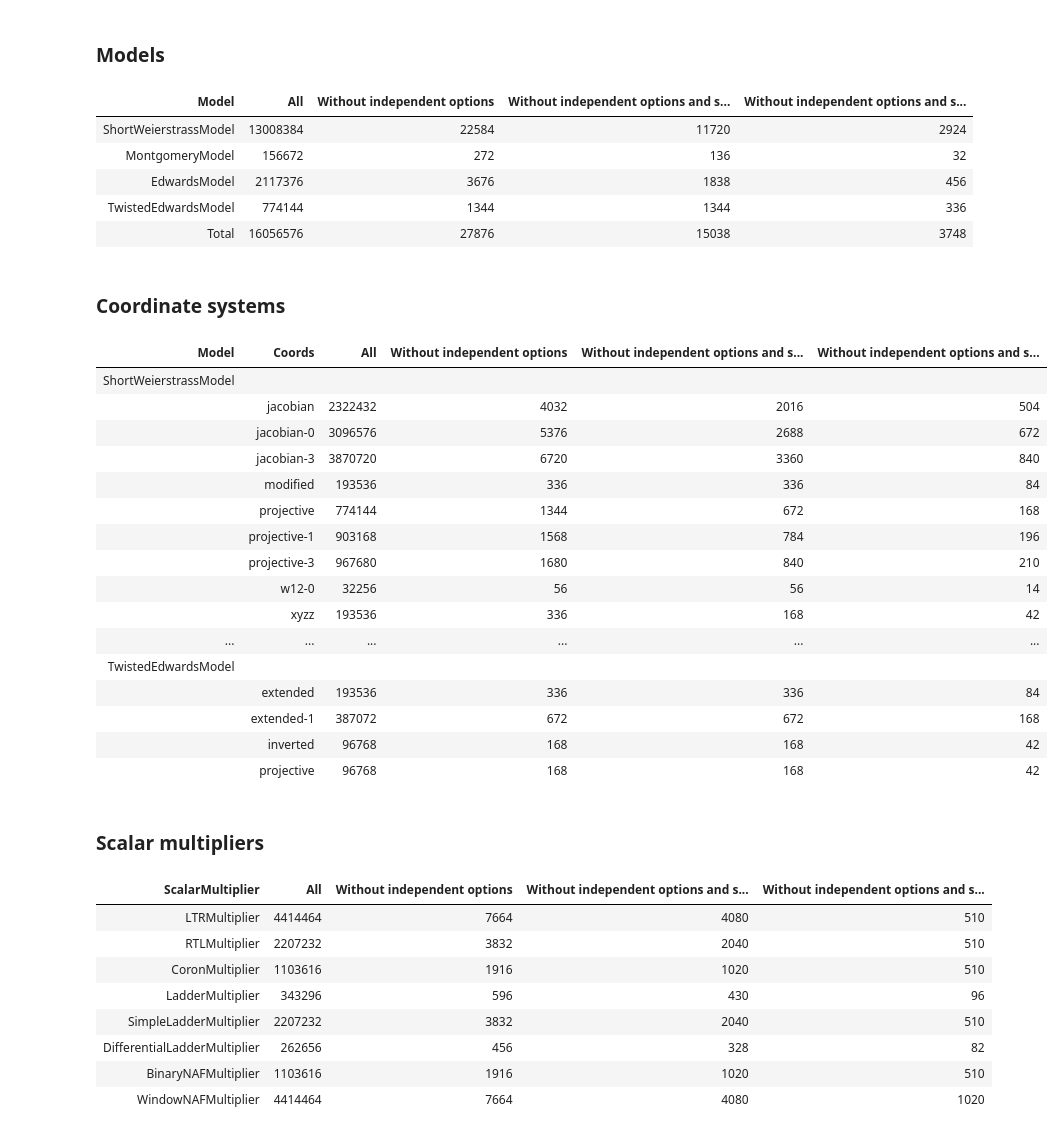
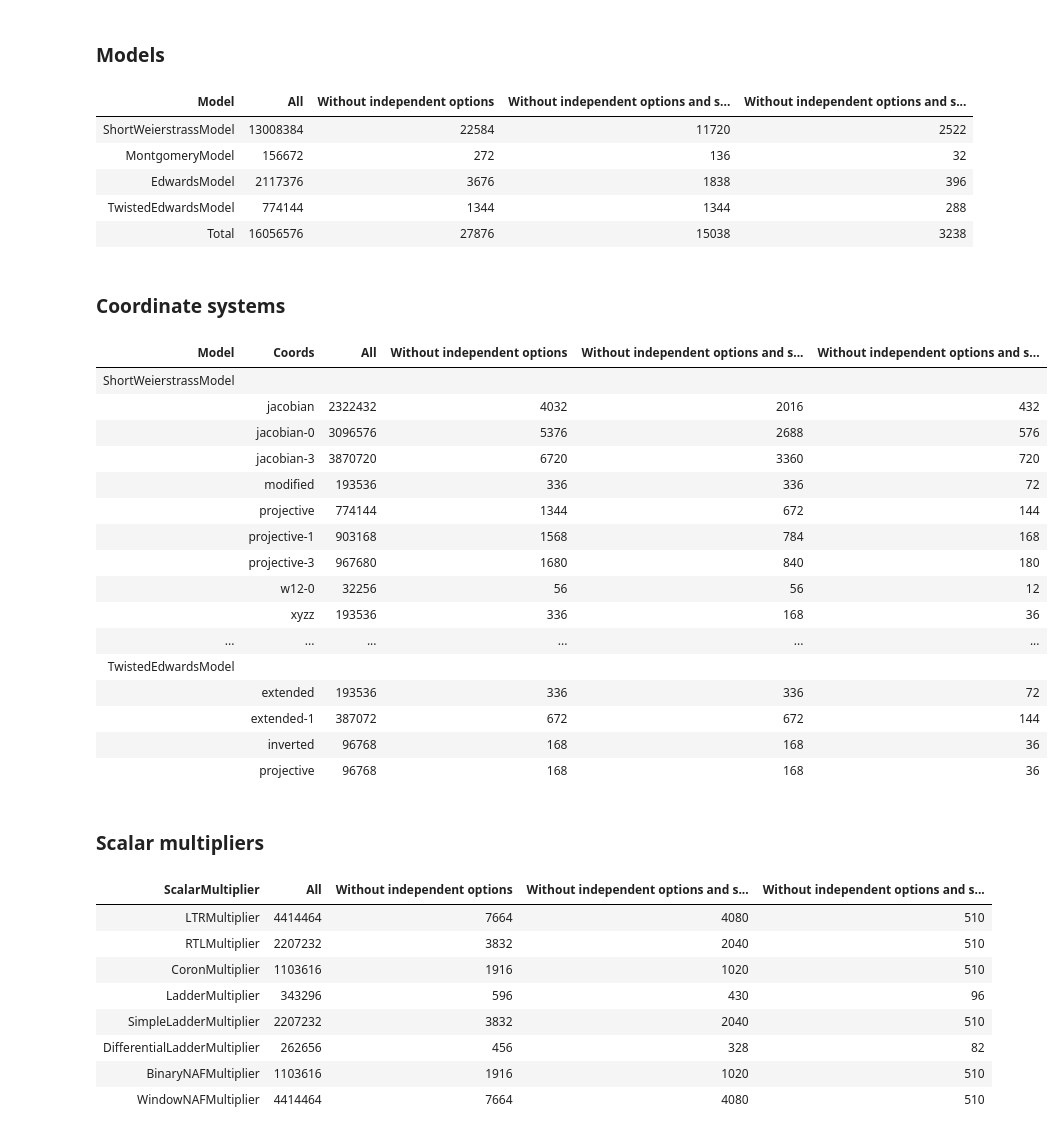
Before and after one commit to J08nY/pyecsca-notebook, a Jupyter notebook: configuration_space.ipynb, the cells around one changed output. Saved outputs shown, nothing was run; the diff lists cells and outputs as text; code cells hidden in the pictures.

```diff
--- a/configuration_space.ipynb
+++ b/configuration_space.ipynb
@@ -102,7 +102,7 @@ for model in (ShortWeierstrassModel(), MontgomeryModel(), EdwardsModel(), Twiste
 	name = model.__class__.__name__
 	count = sum(1 for _ in all_configurations(model=model, **independent_opts))
 	count_no_scl = sum(1 for _ in all_configurations(model=model, **independent_opts, scalarmult={"scl": None}))
-	count_no_opts = sum(1 for _ in all_configurations(model=model, **independent_opts, scalarmult={"scl": None, "always": True, "short_circuit": True, "complete": False, "precompute_negation": True}))
+	count_no_opts = sum(1 for _ in all_configurations(model=model, **independent_opts, scalarmult={"scl": None, "always": True, "short_circuit": True, "complete": False, "precompute_negation": True, "width": 3}))
 	model_counts.append([name, count * (6*2*4*4*3), count, count_no_scl, count_no_opts])
 	totals[1] += count * (6*2*4*4*3)
 	totals[2] += count
@@ -112,43 +112,43 @@ model_counts.append(totals)
 display(HTML(tabulate.tabulate(model_counts, tablefmt="html", headers="firstrow")))
 # %% [output]
 | Model | All | Without independent options | Without independent options and s... | Without independent options and s... |
-| ShortWeierstrassModel | 13008384 | 22584 | 11720 | 2924 |
+| ShortWeierstrassModel | 13008384 | 22584 | 11720 | 2522 |
 | MontgomeryModel | 156672 | 272 | 136 | 32 |
-| EdwardsModel | 2117376 | 3676 | 1838 | 456 |
-| TwistedEdwardsModel | 774144 | 1344 | 1344 | 336 |
-| Total | 16056576 | 27876 | 15038 | 3748 |
+| EdwardsModel | 2117376 | 3676 | 1838 | 396 |
+| TwistedEdwardsModel | 774144 | 1344 | 1344 | 288 |
+| Total | 16056576 | 27876 | 15038 | 3238 |
 # %% [markdown]
 ### Coordinate systems
 # %%
 coords_counts = [["Model", "Coords", "All", "Without independent options", "Without independent options and scaling", "Without independent options and scalarmult options"]]
 for model in (ShortWeierstrassModel(), MontgomeryModel(), EdwardsModel(), TwistedEdwardsModel()):
 	model_name = model.__class__.__name__
 	coords_counts.append([model_name, "", "", "", "", ""])
 	for coords in sorted(model.coordinates.values(), key=lambda c: c.name):
 		coords_name = coords.name
 		count = sum(1 for _ in all_configurations(model=model, coords=coords, **independent_opts))
 		count_no_scl = sum(1 for _ in all_configurations(model=model, coords=coords, **independent_opts, scalarmult={"scl": None}))
-		count_no_opts = sum(1 for _ in all_configurations(model=model, coords=coords, **independent_opts, scalarmult={"scl": None, "always": True, "short_circuit": True, "complete": False, "precompute_negation": True}))
+		count_no_opts = sum(1 for _ in all_configurations(model=model, coords=coords, **independent_opts, scalarmult={"scl": None, "always": True, "short_circuit": True, "complete": False, "precompute_negation": True, "width": 3}))
 		coords_counts.append(["", coords_name, count * (6*2*4*4*3), count, count_no_scl, count_no_opts])
 display(HTML(tabulate.tabulate(coords_counts, tablefmt="html", headers="firstrow")))
 # %% [output]
 | Model | Coords | All | Without independent options | Without independent options and s... | Without independent options and s... |
 | ShortWeierstrassModel |  |  |  |  |  |
-|  | jacobian | 2322432 | 4032 | 2016 | 504 |
-|  | jacobian-0 | 3096576 | 5376 | 2688 | 672 |
-|  | jacobian-3 | 3870720 | 6720 | 3360 | 840 |
-|  | modified | 193536 | 336 | 336 | 84 |
-|  | projective | 774144 | 1344 | 672 | 168 |
-|  | projective-1 | 903168 | 1568 | 784 | 196 |
-|  | projective-3 | 967680 | 1680 | 840 | 210 |
-|  | w12-0 | 32256 | 56 | 56 | 14 |
-|  | xyzz | 193536 | 336 | 168 | 42 |
+|  | jacobian | 2322432 | 4032 | 2016 | 432 |
+|  | jacobian-0 | 3096576 | 5376 | 2688 | 576 |
+|  | jacobian-3 | 3870720 | 6720 | 3360 | 720 |
+|  | modified | 193536 | 336 | 336 | 72 |
+|  | projective | 774144 | 1344 | 672 | 144 |
+|  | projective-1 | 903168 | 1568 | 784 | 168 |
+|  | projective-3 | 967680 | 1680 | 840 | 180 |
+|  | w12-0 | 32256 | 56 | 56 | 12 |
+|  | xyzz | 193536 | 336 | 168 | 36 |
 | ... | ... | ... | ... | ... | ... |
 | TwistedEdwardsModel |  |  |  |  |  |
-|  | extended | 193536 | 336 | 336 | 84 |
-|  | extended-1 | 387072 | 672 | 672 | 168 |
-|  | inverted | 96768 | 168 | 168 | 42 |
-|  | projective | 96768 | 168 | 168 | 42 |
+|  | extended | 193536 | 336 | 336 | 72 |
+|  | extended-1 | 387072 | 672 | 672 | 144 |
+|  | inverted | 96768 | 168 | 168 | 36 |
+|  | projective | 96768 | 168 | 168 | 36 |
 # %% [markdown]
 ### Scalar multipliers
 # %%
@@ -158,7 +158,7 @@ mult_counts = [["ScalarMultiplier", "All", "Without independent options", "Witho
 for mult_cls in ScalarMultiplier.__subclasses__():
 	count = sum(1 for _ in all_configurations(**independent_opts, scalarmult=mult_cls))
 	count_no_scl = sum(1 for _ in all_configurations(**independent_opts, scalarmult={"cls": mult_cls, "scl": None}))
-	count_no_opts = sum(1 for _ in all_configurations(**independent_opts, scalarmult={"cls": mult_cls, "scl": None, "always": True, "short_circuit": True, "complete": False, "precompute_negation": True}))
+	count_no_opts = sum(1 for _ in all_configurations(**independent_opts, scalarmult={"cls": mult_cls, "scl": None, "always": True, "short_circuit": True, "complete": False, "precompute_negation": True, "width": 3}))
 	mult_counts.append([mult_cls.__name__, count * (6*2*4*4*3), count, count_no_scl, count_no_opts])
 display(HTML(tabulate.tabulate(mult_counts, tablefmt="html", headers="firstrow")))
 # %% [output]
@@ -170,4 +170,4 @@ display(HTML(tabulate.tabulate(mult_counts, tablefmt="html", headers="firstrow")
 | SimpleLadderMultiplier | 2207232 | 3832 | 2040 | 510 |
 | DifferentialLadderMultiplier | 262656 | 456 | 328 | 82 |
 | BinaryNAFMultiplier | 1103616 | 1916 | 1020 | 510 |
-| WindowNAFMultiplier | 4414464 | 7664 | 4080 | 1020 |
+| WindowNAFMultiplier | 4414464 | 7664 | 4080 | 510 |
```
Also changed, not shown: parts of 3 cells of this notebook, 4 other files.
